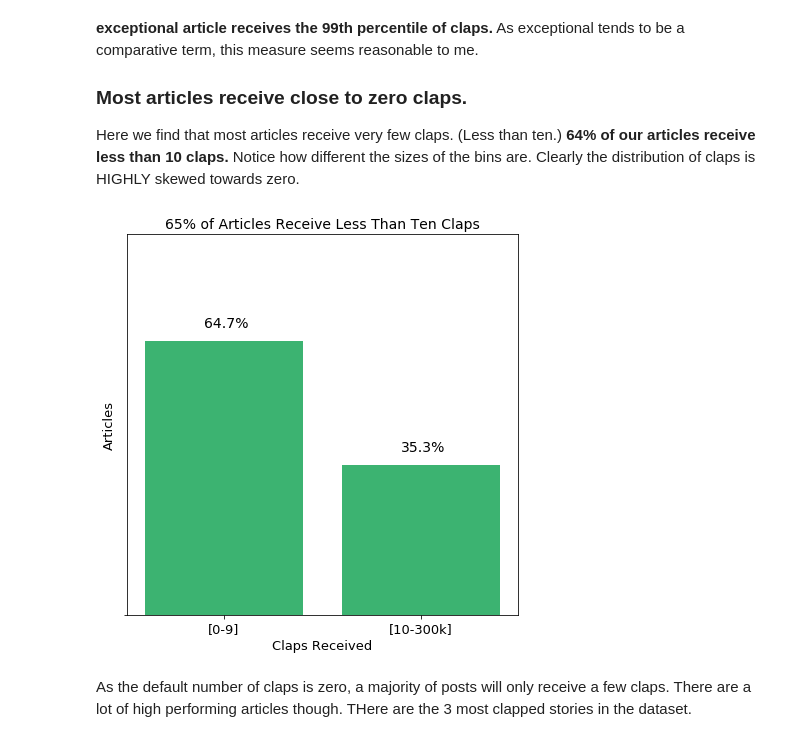
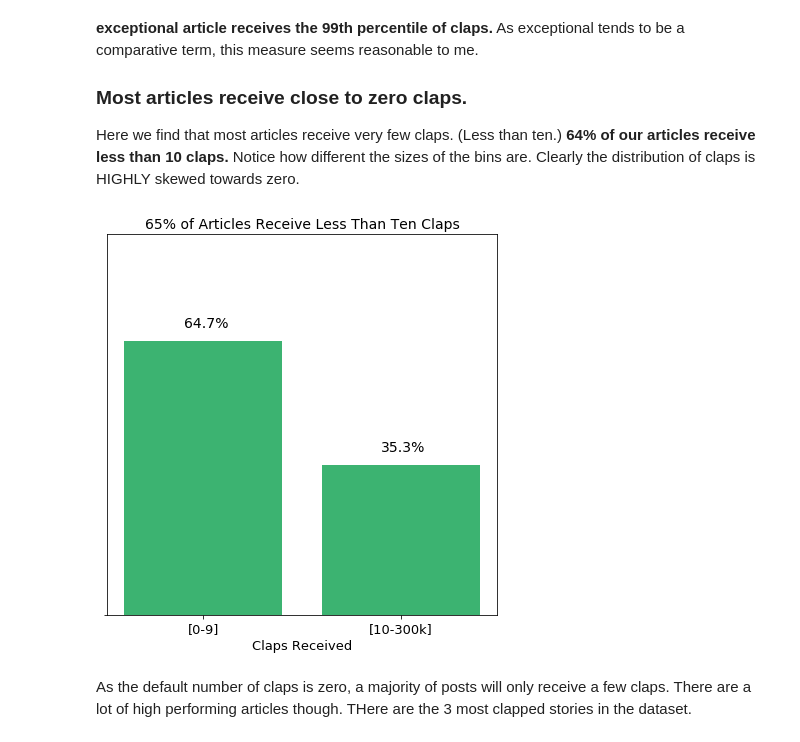
Before and after one commit to harrisonjansma/Analyzing_Medium, a Jupyter notebook: Medium_EDA_expanded.ipynb, the cells around one changed output. Drawn from its saved outputs; the diff is of its cells as text; code cells hidden in the pictures.

```diff
--- a/Medium_EDA_expanded.ipynb
+++ b/Medium_EDA_expanded.ipynb
@@ -230,25 +230,25 @@ def plot_double(x, height, leftlabel, rightlabel, xlabel=None, ylabel=None, yloc
 # %%
 all_articles = medium.shape[0]
 under10 = medium[medium.Claps<10].shape[0]
 over10 = all_articles-under10
 
 x = [0, 1]
 height= [under10, over10]
 
 #ylocs = [0,250000,500000,750000,1000000]
 #yticks = ["0","250k", "500k", "750k", "1M", ]
 
 plot_double(x, height,
             "[0-9]",
             "[10-300k]",
             xlabel="Claps Received",
-            ylabel="Articles",
+            ylabel=None,
             ylocs=[0],
             yticks=[],
             ylim = 1250000,
             title="65% of Articles Receive Less Than Ten Claps")
 # %% [output]
-[figure, old version]
+[figure, new version]
 # %% [markdown]
 As the default number of claps is zero, a majority of posts will only receive a few claps. There are a lot of high performing articles though. THere are the 3 most clapped stories in the dataset.
 # %%
```
Also changed, not shown: parts of 2 cells of this notebook.
